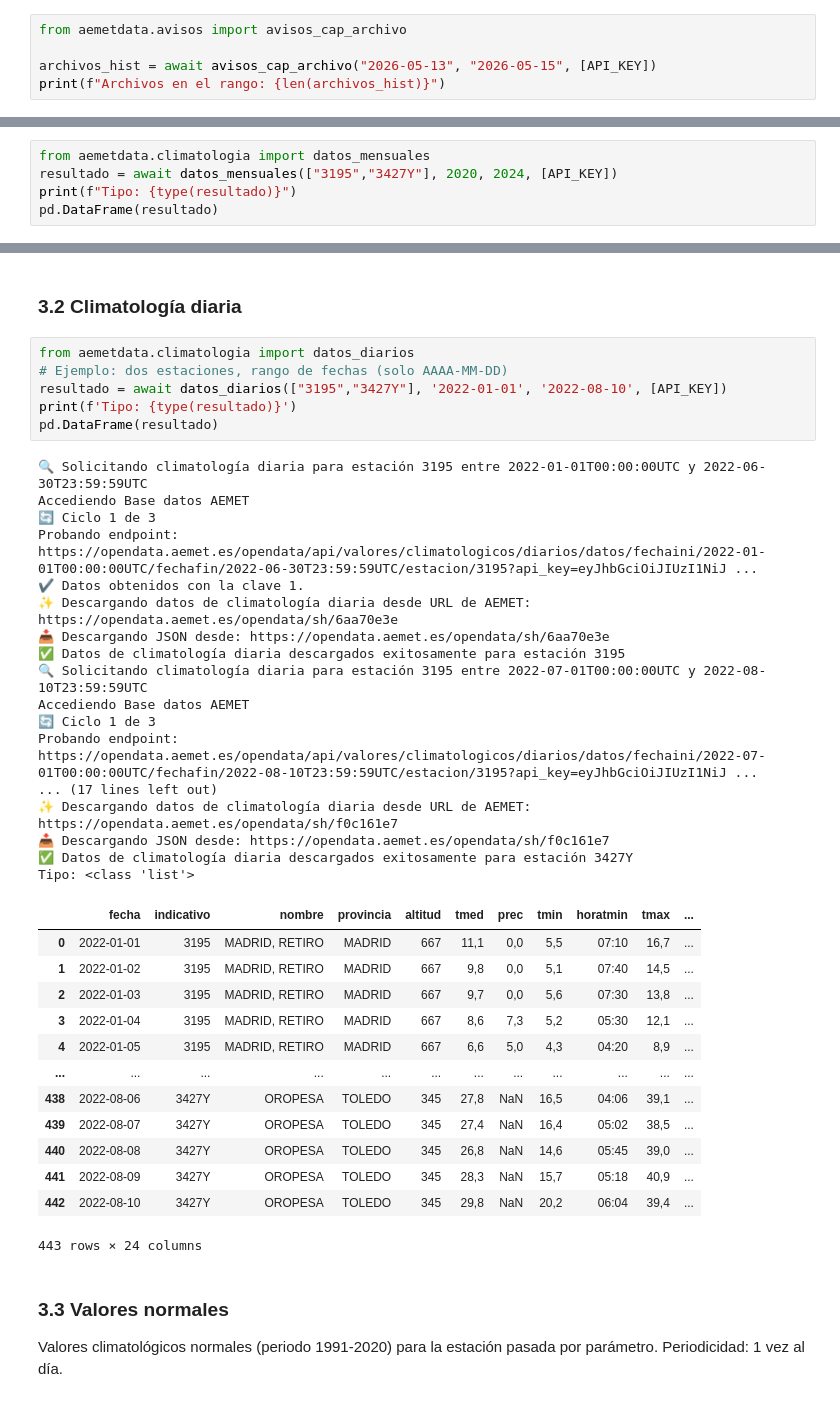
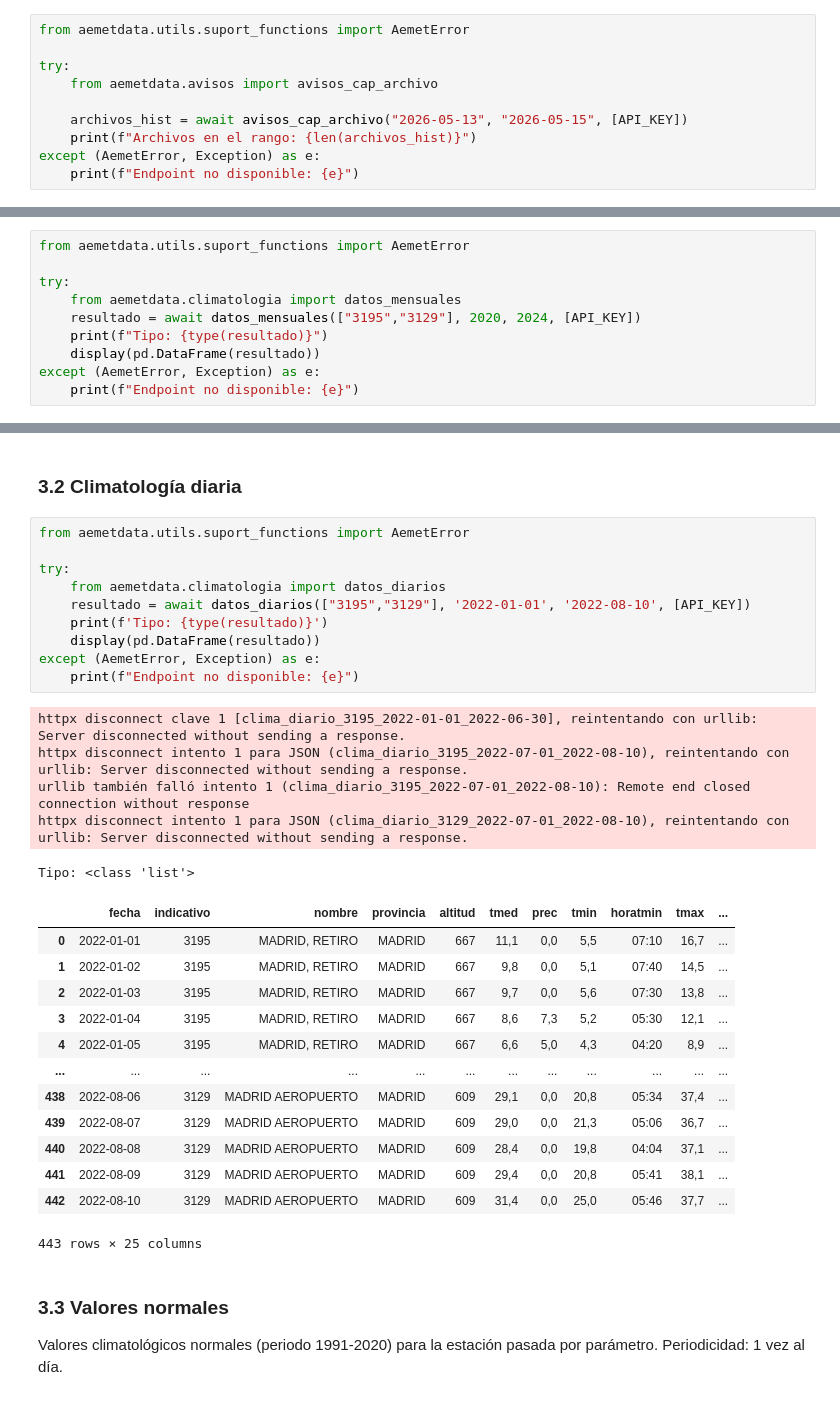
Before and after one commit to DatosMeteo/ametdata-py, a Jupyter notebook: demo/demo_functions.ipynb, the cells around one changed output, grey strips where cells are left out. Drawn from its saved outputs; the diff is of its cells as text.

```diff
--- a/demo/demo_functions.ipynb
+++ b/demo/demo_functions.ipynb
@@ -42,6 +52,11 @@ Error:
 # %%
-from aemetdata.avisos import avisos_cap_archivo
+from aemetdata.utils.suport_functions import AemetError
 
-archivos_hist = await avisos_cap_archivo("2026-05-13", "2026-05-15", [API_KEY])
-print(f"Archivos en el rango: {len(archivos_hist)}")
+try:
+    from aemetdata.avisos import avisos_cap_archivo
+
+    archivos_hist = await avisos_cap_archivo("2026-05-13", "2026-05-15", [API_KEY])
+    print(f"Archivos en el rango: {len(archivos_hist)}")
+except (AemetError, Exception) as e:
+    print(f"Endpoint no disponible: {e}")
 # %% [output]
@@ -65,8 +83,13 @@ avisos_2026-01-03_2026-01-04.tar.gz
 # %% [markdown]
 ### 3.1 Climatología mensual
 # %%
-from aemetdata.climatologia import datos_mensuales
-resultado = await datos_mensuales(["3195","3427Y"], 2020, 2024, [API_KEY])
-print(f"Tipo: {type(resultado)}")
-pd.DataFrame(resultado)
+from aemetdata.utils.suport_functions import AemetError
+
+try:
+    from aemetdata.climatologia import datos_mensuales
+    resultado = await datos_mensuales(["3195","3129"], 2020, 2024, [API_KEY])
+    print(f"Tipo: {type(resultado)}")
+    display(pd.DataFrame(resultado))
+except (AemetError, Exception) as e:
+    print(f"Endpoint no disponible: {e}")
 # %% [output]
@@ -103,42 +117,34 @@ Tipo: <class 'list'>
 # %% [markdown]
 ### 3.2 Climatología diaria
 # %%
-from aemetdata.climatologia import datos_diarios
-# Ejemplo: dos estaciones, rango de fechas (solo AAAA-MM-DD)
-resultado = await datos_diarios(["3195","3427Y"], '2022-01-01', '2022-08-10', [API_KEY])
-print(f'Tipo: {type(resultado)}')
-pd.DataFrame(resultado)
+from aemetdata.utils.suport_functions import AemetError
+
+try:
+    from aemetdata.climatologia import datos_diarios
+    resultado = await datos_diarios(["3195","3129"], '2022-01-01', '2022-08-10', [API_KEY])
+    print(f'Tipo: {type(resultado)}')
+    display(pd.DataFrame(resultado))
+except (AemetError, Exception) as e:
+    print(f"Endpoint no disponible: {e}")
 # %% [output]
-🔍 Solicitando climatología diaria para estación 3195 entre 2022-01-01T00:00:00UTC y 2022-06-30T23:59:59UTC
-Accediendo Base datos AEMET
-🔄 Ciclo 1 de 3
-Probando endpoint: https://opendata.aemet.es/opendata/api/valores/climatologicos/diarios/datos/fechaini/2022-01-01T00:00:00UTC/fechafin/2022-06-30T23:59:59UTC/estacion/3195?api_key=eyJhbGciOiJIUzI1NiJ ...
-✔️ Datos obtenidos con la clave 1.
-✨ Descargando datos de climatología diaria desde URL de AEMET: https://opendata.aemet.es/opendata/sh/6aa70e3e
-📥 Descargando JSON desde: https://opendata.aemet.es/opendata/sh/6aa70e3e
-✅ Datos de climatología diaria descargados exitosamente para estación 3195
-🔍 Solicitando climatología diaria para estación 3195 entre 2022-07-01T00:00:00UTC y 2022-08-10T23:59:59UTC
-Accediendo Base datos AEMET
-🔄 Ciclo 1 de 3
-Probando endpoint: https://opendata.aemet.es/opendata/api/valores/climatologicos/diarios/datos/fechaini/2022-07-01T00:00:00UTC/fechafin/2022-08-10T23:59:59UTC/estacion/3195?api_key=eyJhbGciOiJIUzI1NiJ ...
-... (17 lines left out)
-✨ Descargando datos de climatología diaria desde URL de AEMET: https://opendata.aemet.es/opendata/sh/f0c161e7
-📥 Descargando JSON desde: https://opendata.aemet.es/opendata/sh/f0c161e7
-✅ Datos de climatología diaria descargados exitosamente para estación 3427Y
-Tipo: <class 'list'>
+httpx disconnect clave 1 [clima_diario_3195_2022-01-01_2022-06-30], reintentando con urllib: Server disconnected without sending a response.
+httpx disconnect intento 1 para JSON (clima_diario_3195_2022-07-01_2022-08-10), reintentando con urllib: Server disconnected without sending a response.
+urllib también falló intento 1 (clima_diario_3195_2022-07-01_2022-08-10): Remote end closed connection without response
+httpx disconnect intento 1 para JSON (clima_diario_3129_2022-07-01_2022-08-10), reintentando con urllib: Server disconnected without sending a response.
+Tipo: <class 'list'>
 |  | fecha | indicativo | nombre | provincia | altitud | tmed | prec | tmin | horatmin | tmax | ... |
 | 0 | 2022-01-01 | 3195 | MADRID, RETIRO | MADRID | 667 | 11,1 | 0,0 | 5,5 | 07:10 | 16,7 | ... |
 | 1 | 2022-01-02 | 3195 | MADRID, RETIRO | MADRID | 667 | 9,8 | 0,0 | 5,1 | 07:40 | 14,5 | ... |
 | 2 | 2022-01-03 | 3195 | MADRID, RETIRO | MADRID | 667 | 9,7 | 0,0 | 5,6 | 07:30 | 13,8 | ... |
 | 3 | 2022-01-04 | 3195 | MADRID, RETIRO | MADRID | 667 | 8,6 | 7,3 | 5,2 | 05:30 | 12,1 | ... |
 | 4 | 2022-01-05 | 3195 | MADRID, RETIRO | MADRID | 667 | 6,6 | 5,0 | 4,3 | 04:20 | 8,9 | ... |
 | ... | ... | ... | ... | ... | ... | ... | ... | ... | ... | ... | ... |
-| 438 | 2022-08-06 | 3427Y | OROPESA | TOLEDO | 345 | 27,8 | NaN | 16,5 | 04:06 | 39,1 | ... |
-| 439 | 2022-08-07 | 3427Y | OROPESA | TOLEDO | 345 | 27,4 | NaN | 16,4 | 05:02 | 38,5 | ... |
-| 440 | 2022-08-08 | 3427Y | OROPESA | TOLEDO | 345 | 26,8 | NaN | 14,6 | 05:45 | 39,0 | ... |
-| 441 | 2022-08-09 | 3427Y | OROPESA | TOLEDO | 345 | 28,3 | NaN | 15,7 | 05:18 | 40,9 | ... |
-| 442 | 2022-08-10 | 3427Y | OROPESA | TOLEDO | 345 | 29,8 | NaN | 20,2 | 06:04 | 39,4 | ... |
+| 438 | 2022-08-06 | 3129 | MADRID AEROPUERTO | MADRID | 609 | 29,1 | 0,0 | 20,8 | 05:34 | 37,4 | ... |
+| 439 | 2022-08-07 | 3129 | MADRID AEROPUERTO | MADRID | 609 | 29,0 | 0,0 | 21,3 | 05:06 | 36,7 | ... |
+| 440 | 2022-08-08 | 3129 | MADRID AEROPUERTO | MADRID | 609 | 28,4 | 0,0 | 19,8 | 04:04 | 37,1 | ... |
+| 441 | 2022-08-09 | 3129 | MADRID AEROPUERTO | MADRID | 609 | 29,4 | 0,0 | 20,8 | 05:41 | 38,1 | ... |
+| 442 | 2022-08-10 | 3129 | MADRID AEROPUERTO | MADRID | 609 | 31,4 | 0,0 | 25,0 | 05:46 | 37,7 | ... |
-443 rows × 24 columns
+443 rows × 25 columns
 # %% [markdown]
 ### 3.3 Valores normales
 Valores climatológicos normales (periodo 1991-2020) para la estación pasada por parámetro. Periodicidad: 1 vez al día.
```
Also changed, not shown: parts of 23 cells of this notebook, 19 other files.
